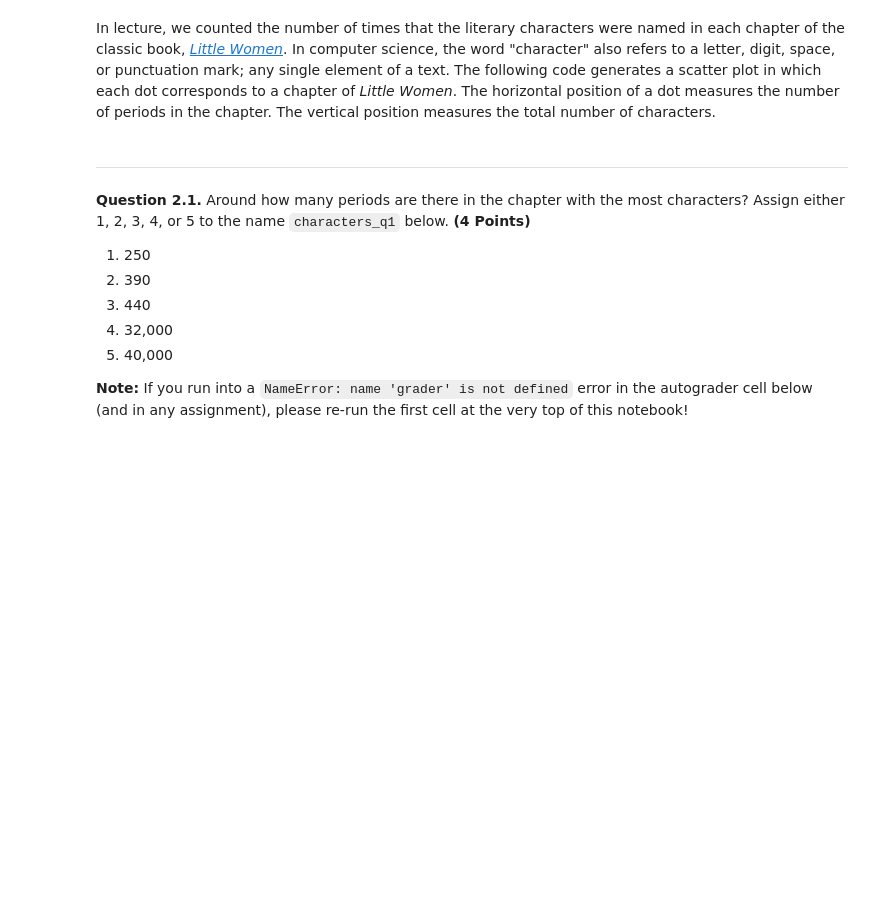
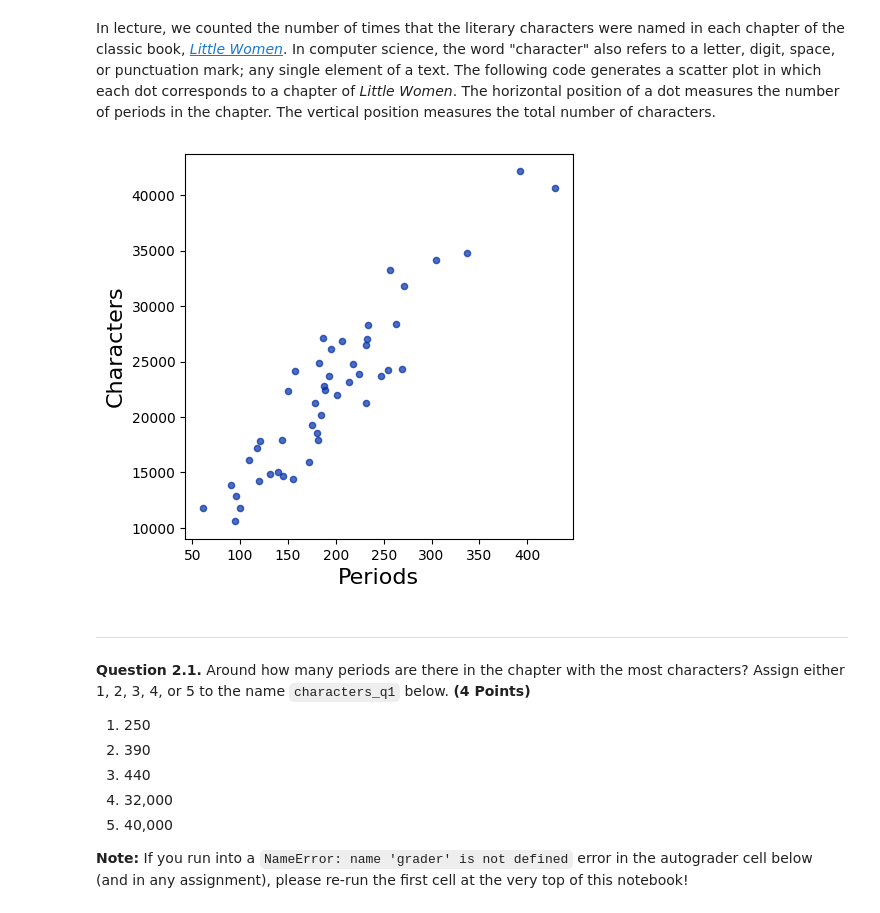
Before and after one commit to Nicoledon/data-8, a Jupyter notebook: hw/hw01/hw01.ipynb, the cells around one changed output. Saved outputs shown, nothing was run; the diff lists cells and outputs as text; code cells hidden in the pictures; blank space fills up the shorter version.

```diff
--- a/hw/hw01/hw01.ipynb
+++ b/hw/hw01/hw01.ipynb
@@ -68,21 +68,23 @@ In lecture, we counted the number of times that the literary characters were nam
 # %%
 # Just run this cell.
 
 # This cell contains code that hasn't yet been covered in the course,
 # but you should be able to interpret the scatter plot it generates.
 
 from datascience import *
 from urllib.request import urlopen
 import numpy as np
-matplotlib inline
+%matplotlib inline
 
 little_women_url = 'https://www.inferentialthinking.com/data/little_women.txt'
 chapters = urlopen(little_women_url).read().decode().split('CHAPTER ')[1:]
 text = Table().with_column('Chapters', chapters)
 Table().with_columns(
     'Periods',    np.char.count(chapters, '.'),
     'Characters', text.apply(len, 0)
     ).scatter(0)
+# %% [output]
+[figure, added]
 # %% [markdown]
 ---
 
```
Also changed, not shown: parts of 37 cells of this notebook, 2 other files.
